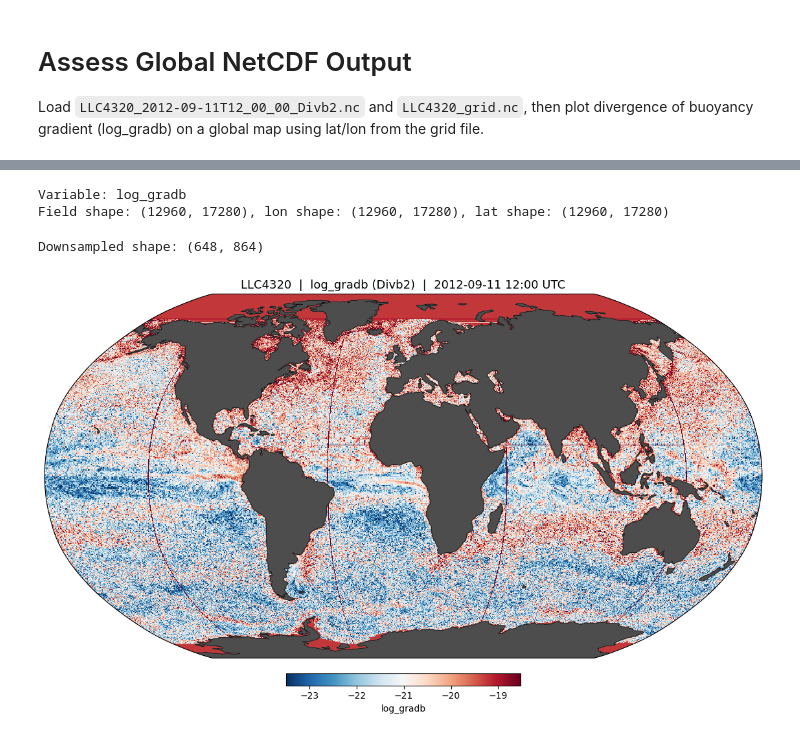
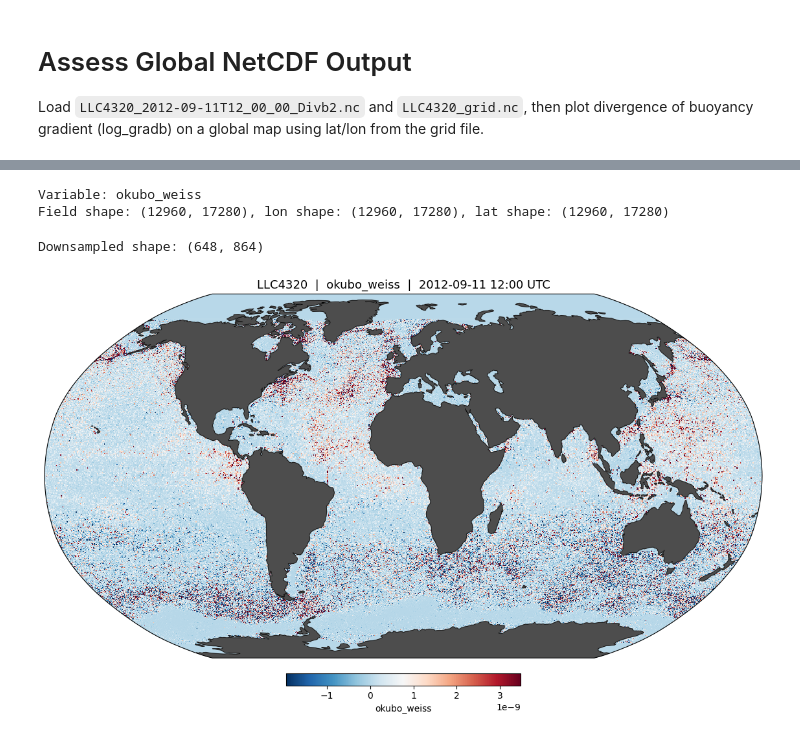
Before and after one commit to Sea-Meets-the-Stars/llc4320-native-grid-preprocessing, a Jupyter notebook: notebooks/notebooks_dev/assess_global_netcdf.ipynb, the cells around one changed output, grey strips where cells are left out. Drawn from its saved outputs; the diff is of its cells as text; code cells hidden in the pictures.

```diff
--- a/notebooks/notebooks_dev/assess_global_netcdf.ipynb
+++ b/notebooks/notebooks_dev/assess_global_netcdf.ipynb
@@ -8,10 +8,10 @@ import matplotlib.pyplot as plt
 import cartopy.crs as ccrs
 import cartopy.feature as cfeature
 # %%
-DATA_DIR = "/mnt/tank/Oceanography/data/OGCM/LLC/Fronts/derived/DBOF_v1_test"
+DATA_DIR = "/mnt/tank/Oceanography/data/OGCM/LLC/Fronts/derived/"
 
-ds_data = xr.open_dataset(f"{DATA_DIR}/LLC4320_2012-09-11T12_00_00_Divb2.nc")
-ds_grid = xr.open_dataset(f"{DATA_DIR}/LLC4320_grid.nc")
+ds_data = xr.open_dataset(f"{DATA_DIR}/LLC4320_2012-11-09T12_00_00_okubo_weiss_v1.nc")
+ds_grid = xr.open_dataset(f"{DATA_DIR}/DBOF_v1_test/LLC4320_grid.nc")
 
 print("Data file:")
 print(ds_data)
@@ -49,7 +49,7 @@ if field.ndim == 3:
 print(f"Variable: {data_var}")
 print(f"Field shape: {field.shape}, lon shape: {lon.shape}, lat shape: {lat.shape}")
 # %% [output]
-Variable: log_gradb
+Variable: okubo_weiss
 Field shape: (12960, 17280), lon shape: (12960, 17280), lat shape: (12960, 17280)
 # %%
 # Downsample for fast plotting
@@ -64,30 +64,30 @@ Downsampled shape: (648, 864)
 # %%
 # Percentile-based colour limits (robust to outliers)
 vmin, vmax = np.nanpercentile(field_ds, [2, 98])
 
 fig, ax = plt.subplots(
     figsize=(14, 7),
     subplot_kw={"projection": ccrs.Robinson()}
 )
 ax.set_global()
 ax.add_feature(cfeature.LAND, color="0.3", zorder=1)
 ax.add_feature(cfeature.COASTLINE, linewidth=0.4, zorder=2)
 
 pcm = ax.pcolormesh(
     lon_ds, lat_ds, field_ds,
     transform=ccrs.PlateCarree(),
     cmap="RdBu_r",
     vmin=vmin, vmax=vmax,
     shading="auto",
     rasterized=True,
     zorder=0
 )
 
 plt.colorbar(pcm, ax=ax, orientation="horizontal", pad=0.04,
              fraction=0.03, label=data_var)
 
-ax.set_title("LLC4320  |  log_gradb (Divb2)  |  2012-09-11 12:00 UTC", fontsize=13)
+ax.set_title(f"LLC4320  |  {data_var}  |  2012-09-11 12:00 UTC", fontsize=13)
 plt.tight_layout()
 plt.show()
 # %% [output]
-[figure, old version]
+[figure, new version]
```
Also changed, not shown: parts of 1 cell of this notebook, 1 other file.
